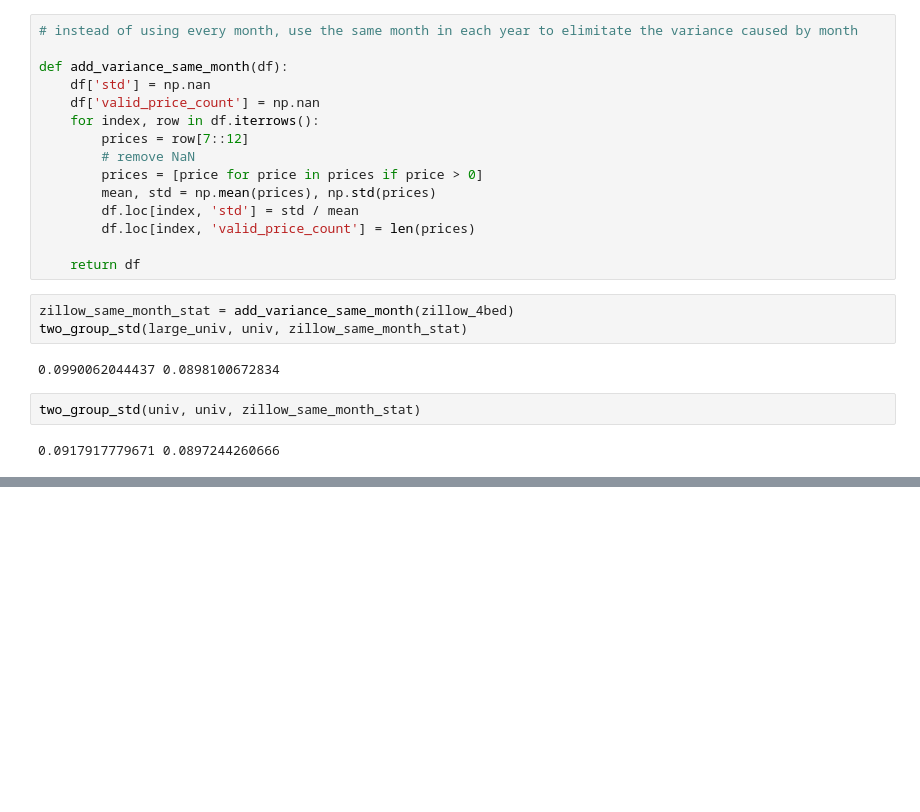
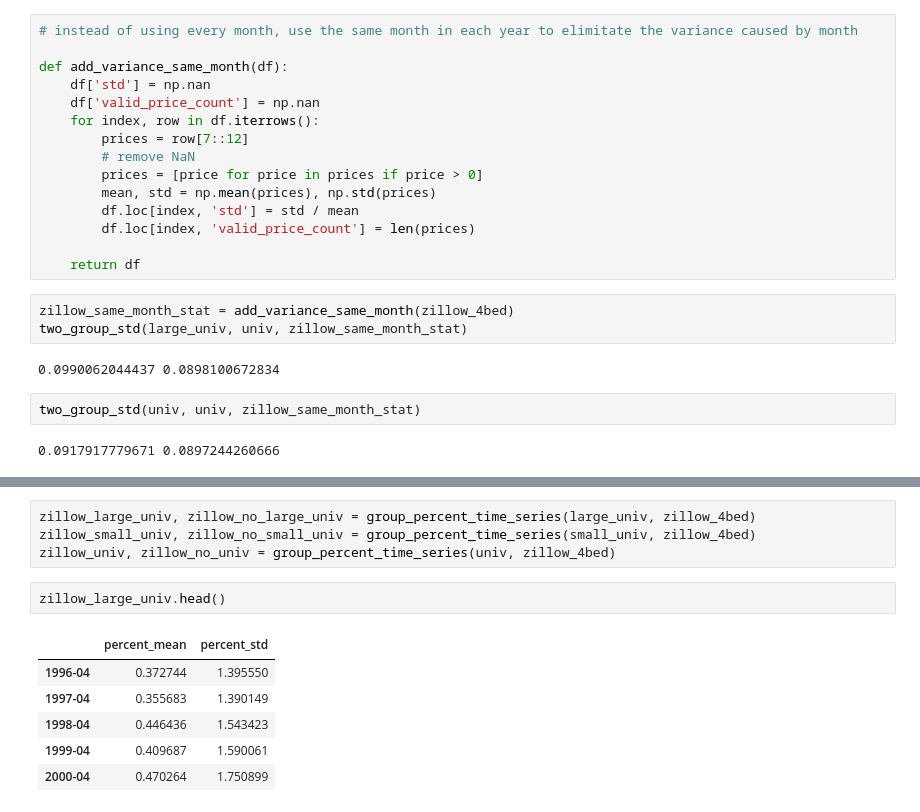
Before and after one commit to wuyifat/home_price, a Jupyter notebook: historical.ipynb, the cells around one changed output, grey strips where cells are left out. Drawn from its saved outputs; the diff is of its cells as text; blank space fills up the shorter version.

```diff
--- a/historical.ipynb
+++ b/historical.ipynb
@@ -133,0 +226,13 @@ two_group_std(univ, univ, zillow_same_month_stat)
+# %%
+zillow_large_univ, zillow_no_large_univ = group_percent_time_series(large_univ, zillow_4bed)
+zillow_small_univ, zillow_no_small_univ = group_percent_time_series(small_univ, zillow_4bed)
+zillow_univ, zillow_no_univ = group_percent_time_series(univ, zillow_4bed)
+# %%
+zillow_large_univ.head()
+# %% [output]
+|  | percent_mean | percent_std |
+| 1996-04 | 0.372744 | 1.395550 |
+| 1997-04 | 0.355683 | 1.390149 |
+| 1998-04 | 0.446436 | 1.543423 |
+| 1999-04 | 0.409687 | 1.590061 |
+| 2000-04 | 0.470264 | 1.750899 |
```
Also changed, not shown: parts of 10 cells of this notebook, 3 other files.
